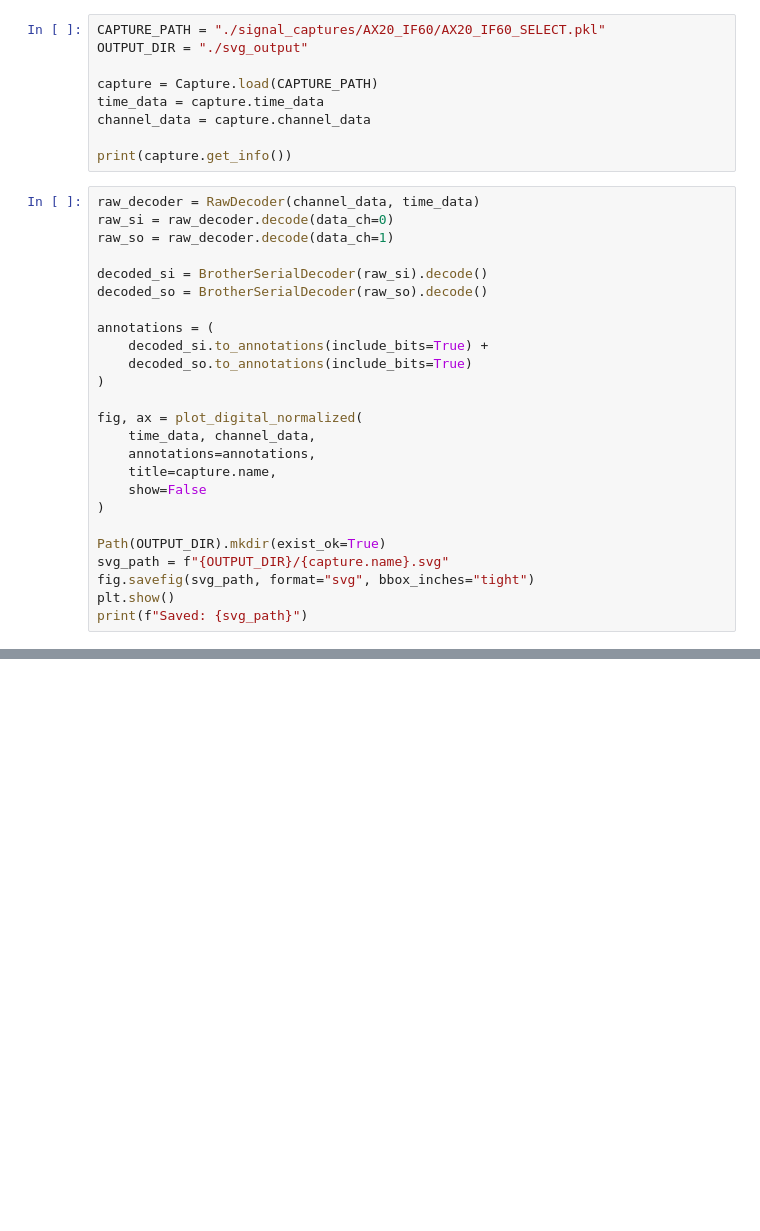
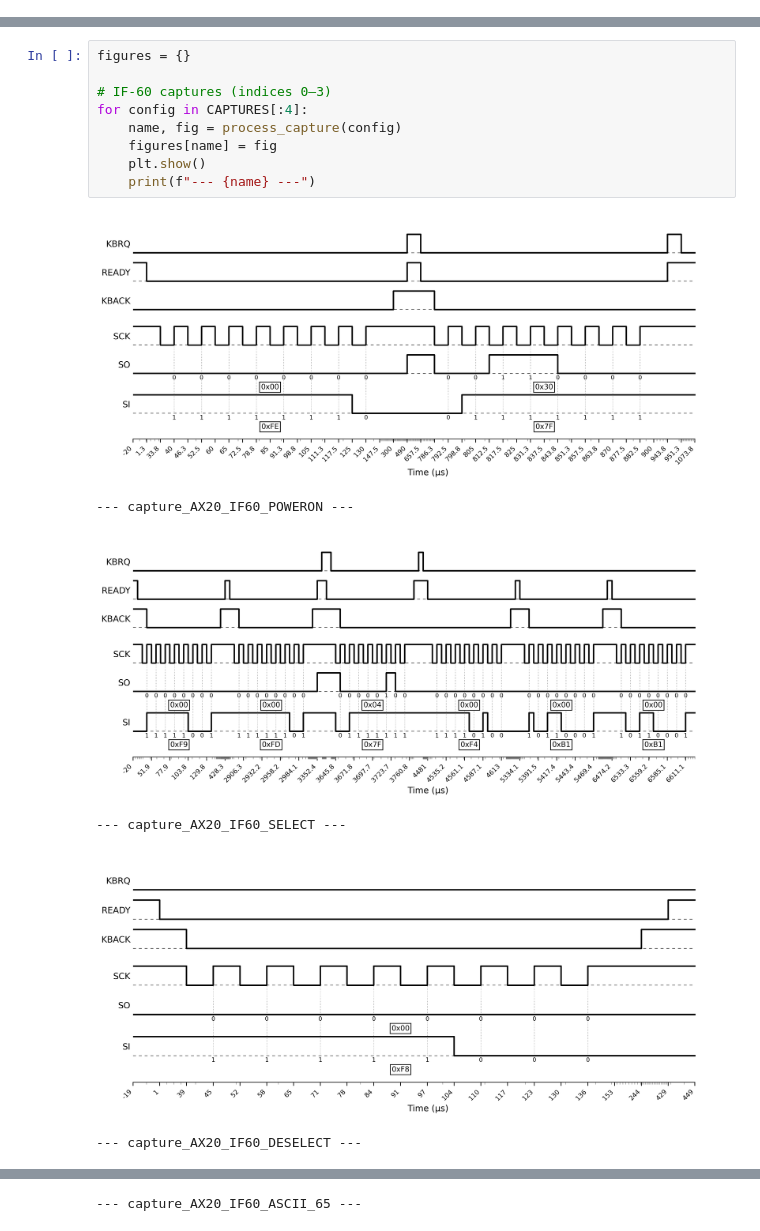
Before and after one commit to LooksLikeThomas/brother-serial-interface-adapter, a Jupyter notebook: protocol-analysis/viz.ipynb, the cells around one changed output, grey strips where cells are left out. Cells and saved outputs as stored; diff of their text form; blank space fills up the shorter version.

```diff
--- a/protocol-analysis/viz.ipynb
+++ b/protocol-analysis/viz.ipynb
@@ -8,34 +10,0 @@ from analysis_lib.capture import Capture
-# %%
-CAPTURE_PATH = "./signal_captures/AX20_IF60/AX20_IF60_SELECT.pkl"
-OUTPUT_DIR = "./svg_output"
-
-capture = Capture.load(CAPTURE_PATH)
-time_data = capture.time_data
-channel_data = capture.channel_data
-
-print(capture.get_info())
-# %%
-raw_decoder = RawDecoder(channel_data, time_data)
-raw_si = raw_decoder.decode(data_ch=0)
-raw_so = raw_decoder.decode(data_ch=1)
-
-decoded_si = BrotherSerialDecoder(raw_si).decode()
-decoded_so = BrotherSerialDecoder(raw_so).decode()
-
-annotations = (
-    decoded_si.to_annotations(include_bits=True) +
-    decoded_so.to_annotations(include_bits=True)
-)
-
-fig, ax = plot_digital_normalized(
-    time_data, channel_data,
-    annotations=annotations,
-    title=capture.name,
-    show=False
-)
-
-Path(OUTPUT_DIR).mkdir(exist_ok=True)
-svg_path = f"{OUTPUT_DIR}/{capture.name}.svg"
-fig.savefig(svg_path, format="svg", bbox_inches="tight")
-plt.show()
-print(f"Saved: {svg_path}")
@@ -41,0 +163,16 @@ print(f"Saved: {svg_path}")
+# %%
+figures = {}
+
+# IF-60 captures (indices 0–3)
+for config in CAPTURES[:4]:
+    name, fig = process_capture(config)
+    figures[name] = fig
+    plt.show()
+    print(f"--- {name} ---")
+# %% [output]
+[figure, added]
+--- capture_AX20_IF60_POWERON ---
+[figure, added]
+--- capture_AX20_IF60_SELECT ---
+[figure, added]
+--- capture_AX20_IF60_DESELECT ---
@@ -41,0 +180 @@ print(f"Saved: {svg_path}")
+--- capture_AX20_IF60_ASCII_65 ---
```
Also changed, not shown: parts of 11 cells of this notebook, 1 other file.
